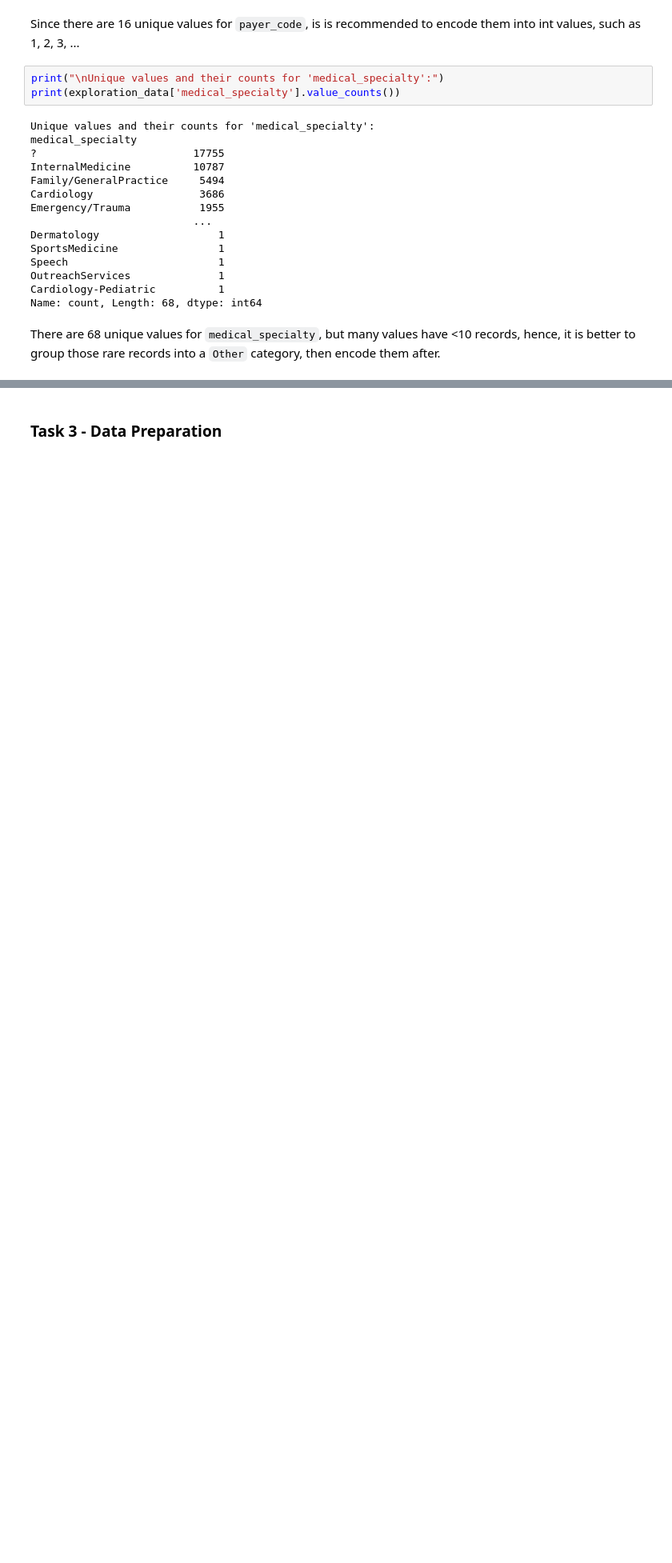
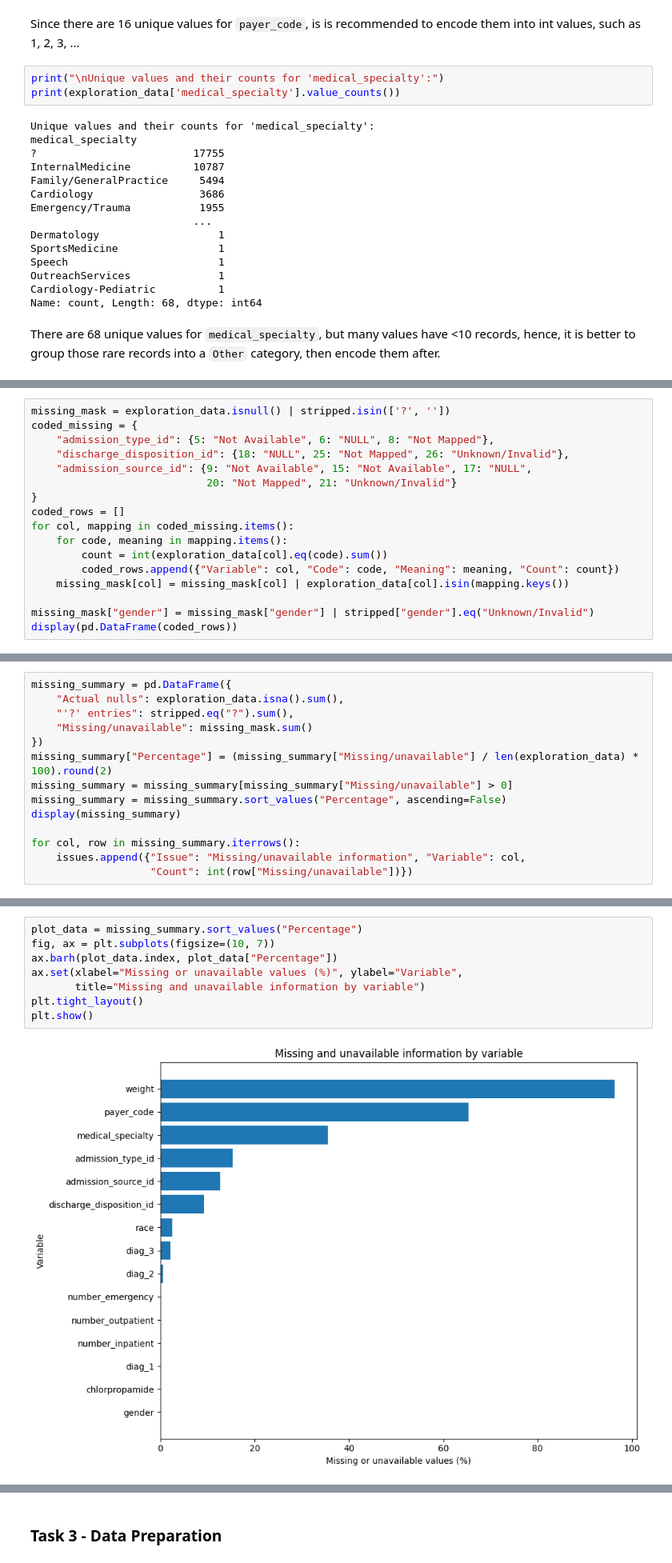
Before and after one commit to hieuphamm135/IFN509-A2, a Jupyter notebook: code.ipynb, the cells around one changed output, grey strips where cells are left out. Shown at 80% size. Drawn from its saved outputs; the diff is of its cells as text; blank space fills up the shorter version.

```diff
--- a/code.ipynb
+++ b/code.ipynb
@@ -428,0 +446,17 @@ This makes the dataset more managable for a predictive model
+# %%
+missing_mask = exploration_data.isnull() | stripped.isin(['?', ''])
+coded_missing = {
+    "admission_type_id": {5: "Not Available", 6: "NULL", 8: "Not Mapped"},
+    "discharge_disposition_id": {18: "NULL", 25: "Not Mapped", 26: "Unknown/Invalid"},
+    "admission_source_id": {9: "Not Available", 15: "Not Available", 17: "NULL",
+                            20: "Not Mapped", 21: "Unknown/Invalid"}
+}
+coded_rows = []
+for col, mapping in coded_missing.items():
+    for code, meaning in mapping.items():
+        count = int(exploration_data[col].eq(code).sum())
+        coded_rows.append({"Variable": col, "Code": code, "Meaning": meaning, "Count": count})
+    missing_mask[col] = missing_mask[col] | exploration_data[col].isin(mapping.keys())
+
+missing_mask["gender"] = missing_mask["gender"] | stripped["gender"].eq("Unknown/Invalid")
+display(pd.DataFrame(coded_rows))
@@ -428,0 +476,14 @@ This makes the dataset more managable for a predictive model
+# %%
+missing_summary = pd.DataFrame({
+    "Actual nulls": exploration_data.isna().sum(),
+    "'?' entries": stripped.eq("?").sum(),
+    "Missing/unavailable": missing_mask.sum()
+})
+missing_summary["Percentage"] = (missing_summary["Missing/unavailable"] / len(exploration_data) * 100).round(2)
+missing_summary = missing_summary[missing_summary["Missing/unavailable"] > 0]
+missing_summary = missing_summary.sort_values("Percentage", ascending=False)
+display(missing_summary)
+
+for col, row in missing_summary.iterrows():
+    issues.append({"Issue": "Missing/unavailable information", "Variable": col,
+                   "Count": int(row["Missing/unavailable"])})
@@ -428,0 +507,10 @@ This makes the dataset more managable for a predictive model
+# %%
+plot_data = missing_summary.sort_values("Percentage")
+fig, ax = plt.subplots(figsize=(10, 7))
+ax.barh(plot_data.index, plot_data["Percentage"])
+ax.set(xlabel="Missing or unavailable values (%)", ylabel="Variable",
+       title="Missing and unavailable information by variable")
+plt.tight_layout()
+plt.show()
+# %% [output]
+[figure, added]
```
Also changed, not shown: parts of 24 cells of this notebook.
